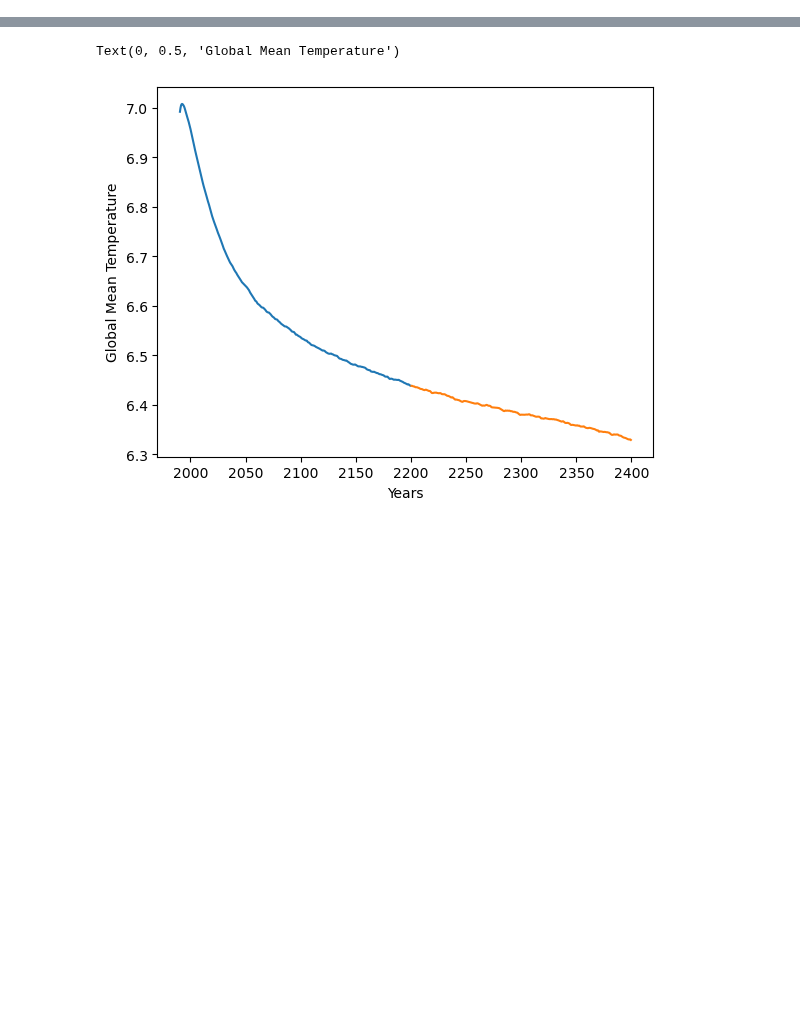
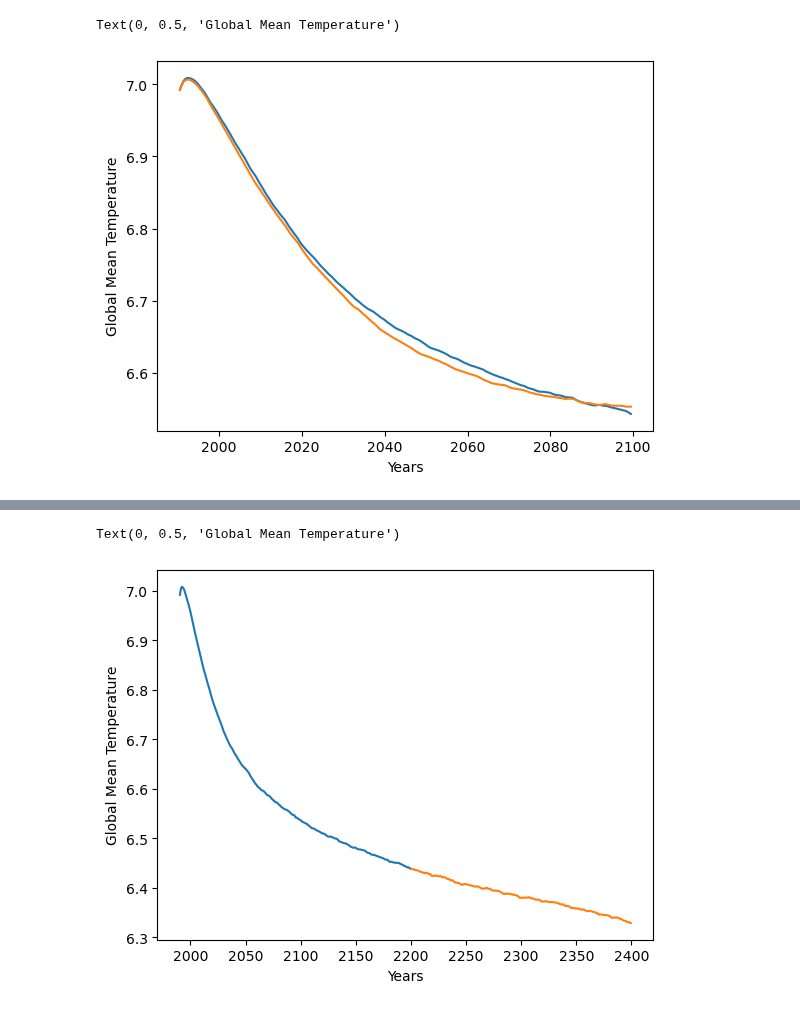
Before and after one commit to asozza/stece, a Jupyter notebook: goat/test_z001.ipynb, the cells around one changed output, grey strips where cells are left out. Drawn from its saved outputs; the diff is of its cells as text; code cells hidden in the pictures; blank space fills up the shorter version.

```diff
--- a/goat/test_z001.ipynb
+++ b/goat/test_z001.ipynb
@@ -11,3 +11,11 @@ import goat_plots as gp
 import goat_io as io
 import goat_tools as gt
 import goat_means as gm
+# %%
+gp.plot_ts_ma3d('sr00', 1990, 2100, 'to', 0, 1, 'norm')
+gp.plot_ts_ma3d('re00', 1990, 2100, 'to', 0, 1, 'norm')
+plt.xlabel("Years")
+plt.ylabel("Global Mean Temperature")
+# %% [output]
+Text(0, 0.5, 'Global Mean Temperature')
+[figure, added]
```
Also changed, not shown: parts of 1 cell of this notebook, 5 other files.
